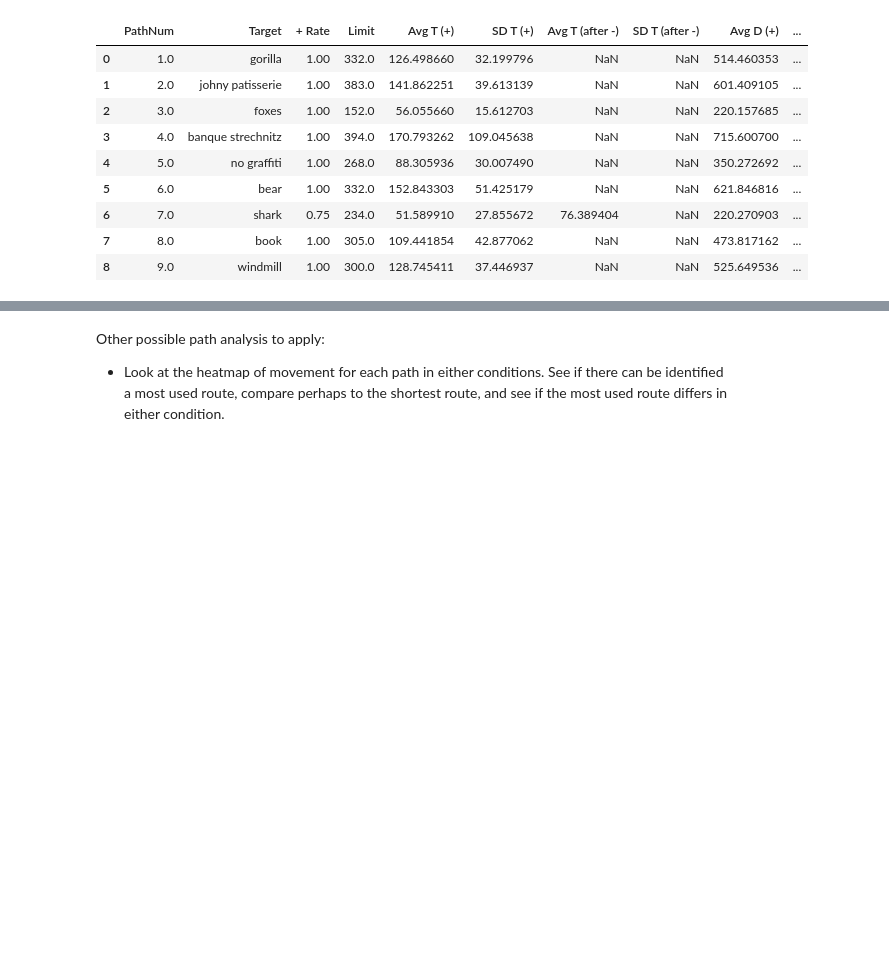
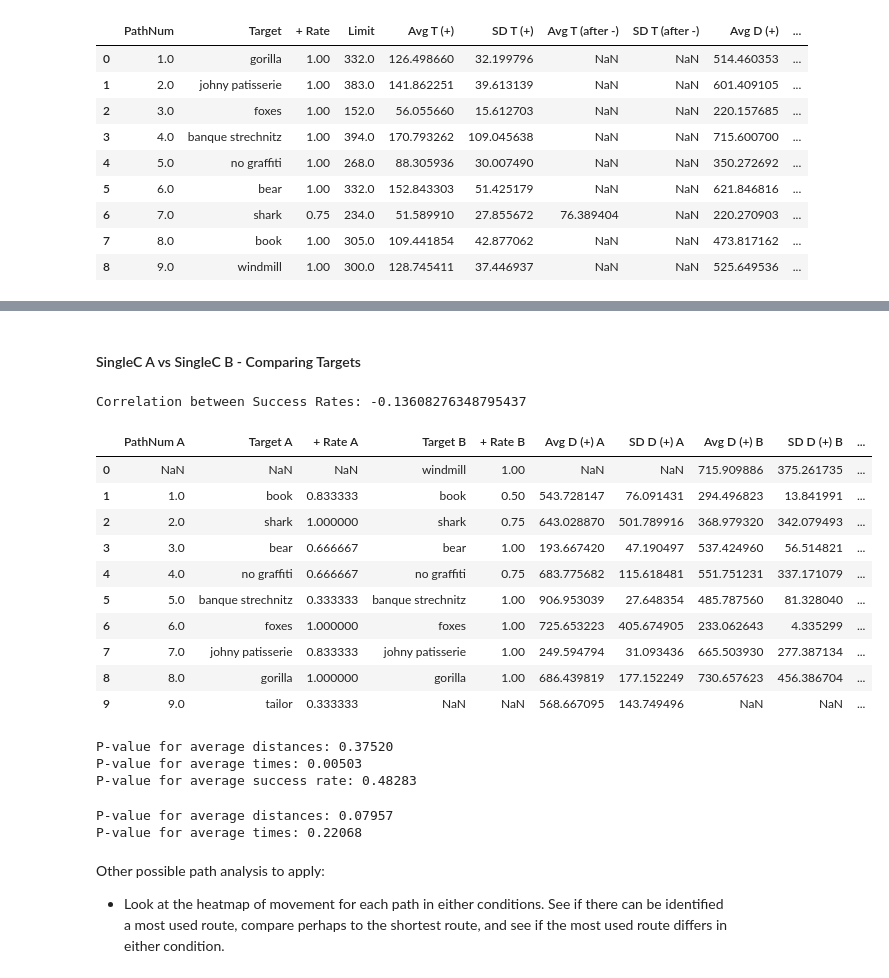
Before and after one commit to lucasessmann/GTA_ET, a Jupyter notebook: PathfindingPerformanceAnalysis.ipynb, the cells around one changed output, grey strips where cells are left out. Saved outputs shown, nothing was run; the diff lists cells and outputs as text; code cells hidden in the pictures; blank space fills up the shorter version.

```diff
--- a/PathfindingPerformanceAnalysis.ipynb
+++ b/PathfindingPerformanceAnalysis.ipynb
@@ -1590,3 +1739,79 @@ Correlation between Avg D and Euc Distance between buildings: 0.5399646949027526
+# %% [markdown]
+#### SingleC A vs SingleC B - Comparing Targets
+# %%
+column_subset = ["PathNum", "Target", "+ Rate", "Avg T (+)", "SD T (+)", "Avg D (+)", "SD D (+)", "Avg S (+)", "SD S (+)"]
+AS_path_stats_ren = AC_path_stats[column_subset].rename(columns=lambda n: n + " A");
+AS_new = pd.DataFrame(index=range(1), columns=AS_path_stats_ren.columns).append(AS_path_stats_ren).reset_index(drop=True);
+BS_path_stats_ren = BC_path_stats[column_subset].rename(columns=lambda n: n + " B");
+BS_new = pd.DataFrame(index=range(1), columns=BS_path_stats_ren.columns).append(BS_path_stats_ren).reset_index(drop=True);
+
+BS_path_stats_reversed = BS_new.reindex(index=BS_new.index[::-1])
+BS_path_stats_reversed = BS_path_stats_reversed.reset_index(drop=True)
+ASBS_joined = pd.concat([AS_new, BS_path_stats_reversed], axis=1)
+
+new_columns = ['PathNum A', 'Target A',  '+ Rate A', 'Target B', '+ Rate B', 'Avg D (+) A', 'SD D (+) A', \
+               'Avg D (+) B', 'SD D (+) B',  'Avg T (+) A', 'SD T (+) A', 'Avg T (+) B', \
+               'SD T (+) B', 'Avg S (+) A', 'SD S (+) A', 'Avg S (+) B', 'SD S (+) B']
+
+ASBS_targ = ASBS_joined.reindex(sorted(ASBS_joined.columns), axis=1)[new_columns]
+
+
+print('\nCorrelation between Success Rates: ' + str(ASBS_targ['+ Rate A'].corr(ASBS_targ['+ Rate B'])))
+
+
+ASBS_targ
+# %% [output]
+Correlation between Success Rates: -0.13608276348795437
+|  | PathNum A | Target A | + Rate A | Target B | + Rate B | Avg D (+) A | SD D (+) A | Avg D (+) B | SD D (+) B | ... |
+| 0 | NaN | NaN | NaN | windmill | 1.00 | NaN | NaN | 715.909886 | 375.261735 | ... |
+| 1 | 1.0 | book | 0.833333 | book | 0.50 | 543.728147 | 76.091431 | 294.496823 | 13.841991 | ... |
+| 2 | 2.0 | shark | 1.000000 | shark | 0.75 | 643.028870 | 501.789916 | 368.979320 | 342.079493 | ... |
+| 3 | 3.0 | bear | 0.666667 | bear | 1.00 | 193.667420 | 47.190497 | 537.424960 | 56.514821 | ... |
+| 4 | 4.0 | no graffiti | 0.666667 | no graffiti | 0.75 | 683.775682 | 115.618481 | 551.751231 | 337.171079 | ... |
+| 5 | 5.0 | banque strechnitz | 0.333333 | banque strechnitz | 1.00 | 906.953039 | 27.648354 | 485.787560 | 81.328040 | ... |
+| 6 | 6.0 | foxes | 1.000000 | foxes | 1.00 | 725.653223 | 405.674905 | 233.062643 | 4.335299 | ... |
+| 7 | 7.0 | johny patisserie | 0.833333 | johny patisserie | 1.00 | 249.594794 | 31.093436 | 665.503930 | 277.387134 | ... |
+| 8 | 8.0 | gorilla | 1.000000 | gorilla | 1.00 | 686.439819 | 177.152249 | 730.657623 | 456.386704 | ... |
+| 9 | 9.0 | tailor | 0.333333 | NaN | NaN | 568.667095 | 143.749496 | NaN | NaN | ... |
+# %%
+from scipy import stats
+
+# Paired t-test to see whether mean difference between average time and distance for each path is zero
+
+D_a = np.flip(np.array(ASBS['Avg D (+) A']))
+D_b = np.array(ASBS['Avg D (+) B'])
+T_a = np.array(ASBS['SD T (+) A'])
+T_b = np.array(ASBS['Avg T (+) B'])
+S_a = np.array(ASBS_targ['+ Rate A'])
+S_b = np.array(ASBS_targ['+ Rate B'])
+
+s_d, p_d = stats.ttest_rel(D_a, D_b, nan_policy='omit')
+s_t, p_t = stats.ttest_rel(T_a, T_b, nan_policy='omit')
+s_s, p_s = stats.ttest_rel(S_a, S_b, nan_policy='omit')
+print("P-value for average distances: {0:0.5f}".format(p_d))
+print("P-value for average times: {0:0.5f}".format(p_t))
+print("P-value for average success rate: {0:0.5f}".format(p_s))
+# %% [output]
+P-value for average distances: 0.37520
+P-value for average times: 0.00503
+P-value for average success rate: 0.48283
+# %%
+from scipy import stats
+
+# Paired t-test to see whether mean difference between average time and distance for each path is zero
+
+D_a = np.array(ASBS['Avg D (+) A'])
+D_b = np.array(ASBS['Avg D (+) B'])
+T_a = np.array(ASBS['Avg T (+) A'])
+T_b = np.array(ASBS['Avg T (+) B'])
+
+s_d, p_d = stats.ttest_rel(D_a, D_b, nan_policy='omit')
+s_t, p_t = stats.ttest_rel(T_a, T_b, nan_policy='omit')
+print("P-value for average distances: {0:0.5f}".format(p_d))
+print("P-value for average times: {0:0.5f}".format(p_t))
+# %% [output]
+P-value for average distances: 0.07957
+P-value for average times: 0.22068
 # %%
 # Averages for each category and standard deviation
 # Look for outliers
```
Also changed, not shown: parts of 13 cells of this notebook, 1 other file.
